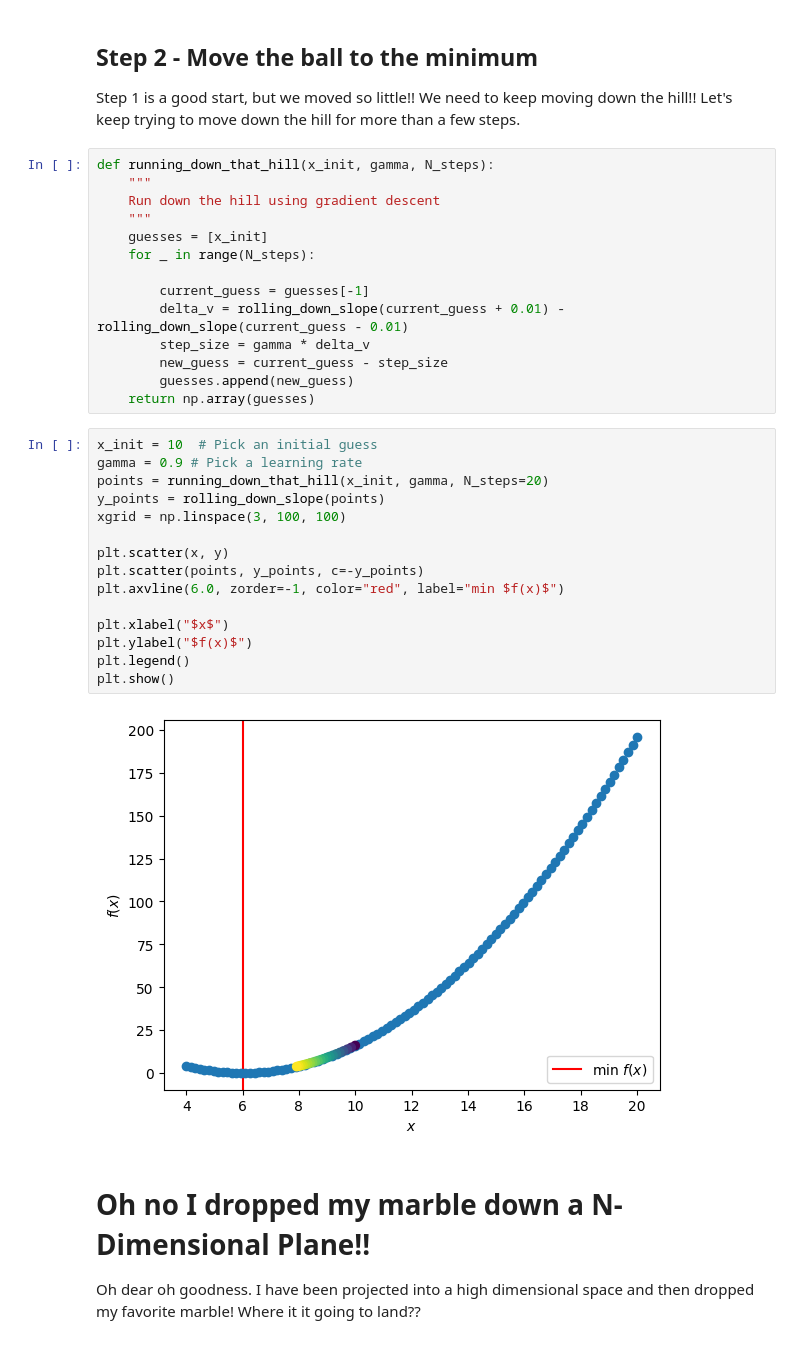
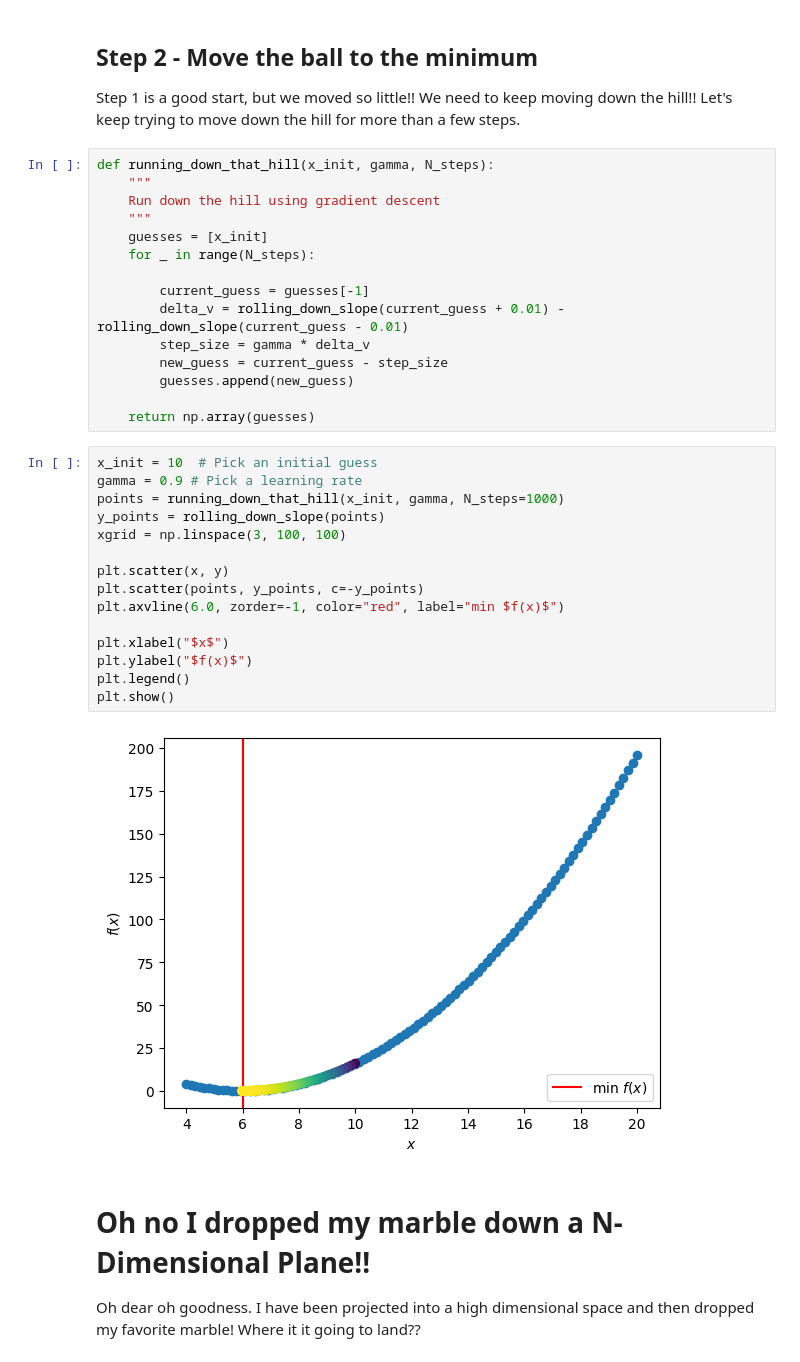
Before and after one commit to BNL-Fermilab-RENEW/tutorials_2025, a Jupyter notebook: RegressionClassification/RegressionClassification-Guide.ipynb, the cells around one changed output. Saved outputs shown, nothing was run; the diff lists cells and outputs as text.

```diff
--- a/RegressionClassification/RegressionClassification-Guide.ipynb
+++ b/RegressionClassification/RegressionClassification-Guide.ipynb
@@ -129,24 +136,25 @@ def running_down_that_hill(x_init, gamma, N_steps):
         step_size = gamma * delta_v
         new_guess = current_guess - step_size
         guesses.append(new_guess)
+
     return np.array(guesses)
 # %%
 x_init = 10  # Pick an initial guess
 gamma = 0.9 # Pick a learning rate
-points = running_down_that_hill(x_init, gamma, N_steps=20)
+points = running_down_that_hill(x_init, gamma, N_steps=1000)
 y_points = rolling_down_slope(points)
 xgrid = np.linspace(3, 100, 100)
 
 plt.scatter(x, y)
 plt.scatter(points, y_points, c=-y_points)
 plt.axvline(6.0, zorder=-1, color="red", label="min $f(x)$")
 
 plt.xlabel("$x$")
 plt.ylabel("$f(x)$")
 plt.legend()
 plt.show()
 # %% [output]
-[figure, old version]
+[figure, new version]
 # %% [markdown]
 # Oh no I dropped my marble down a N-Dimensional Plane!!
 
```
Also changed, not shown: parts of 31 cells of this notebook, 1 other file.
